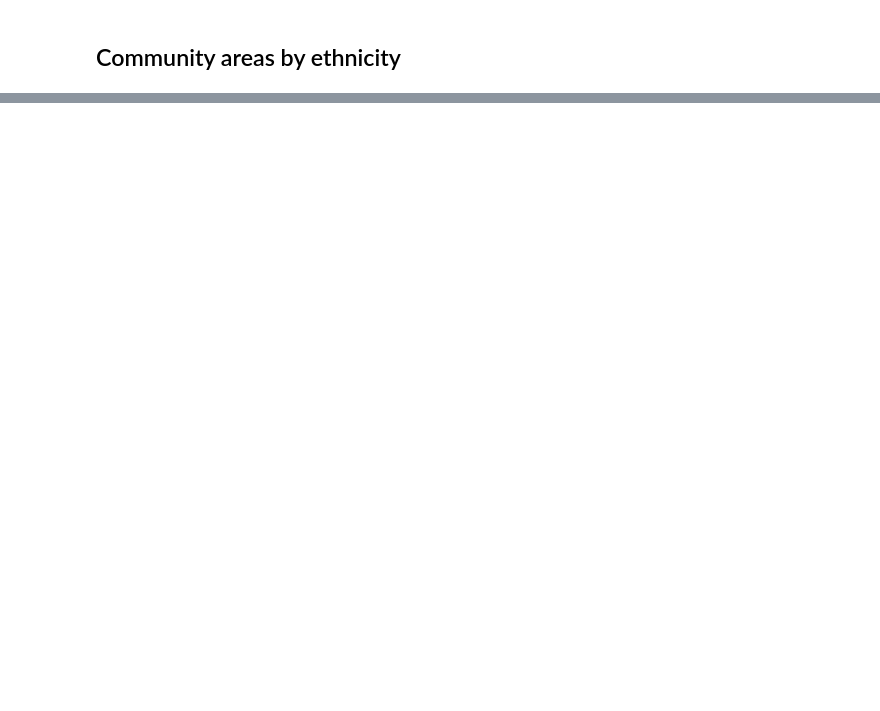
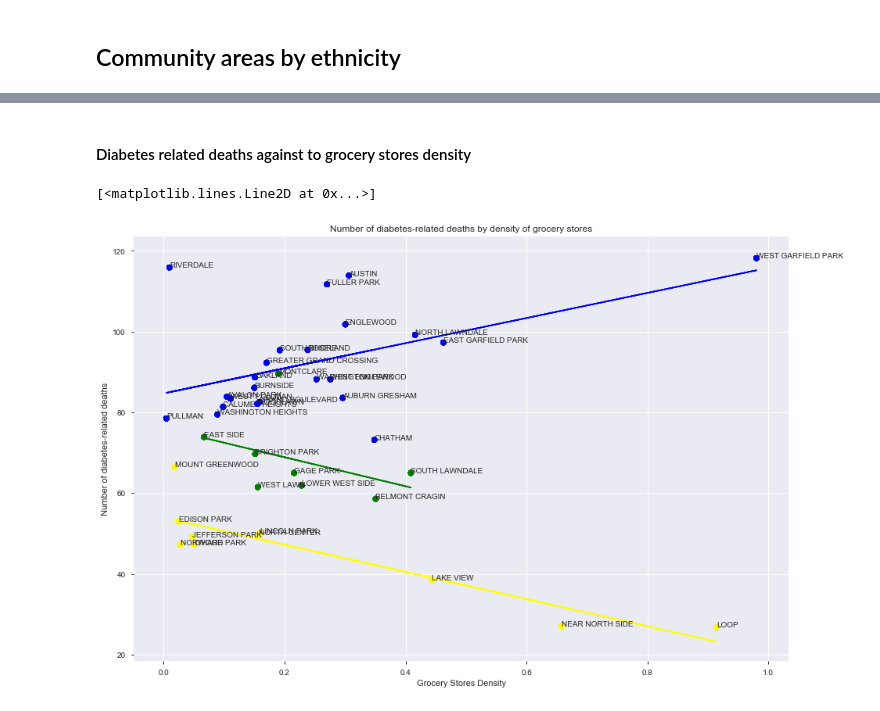
Before and after one commit to aaag97/ada-2019-project-databusters, a Jupyter notebook: 2nd_research_question.ipynb, the cells around one changed output, grey strips where cells are left out. Saved outputs shown, nothing was run; the diff lists cells and outputs as text; code cells hidden in the pictures; blank space fills up the shorter version.

```diff
--- a/2nd_research_question.ipynb
+++ b/2nd_research_question.ipynb
@@ -399 +273,7 @@ ethnicity_map.save('./ethnicity_map.html')
+# %%
+# We will only keep community areas which have high proportions of a single ethnicity to reduce noice in our dataset.
+areas_white = [5,6,7,8,9,10,11,32,74,76]
+areas_black = [25,26,27,29,36,37,38,40,42,43,44,45,47,48,49,50,53,54,67,68,69,71,73]
+areas_latino = [18,19,30,31,52,58,63,63,65]
+areas_to_analize = areas_white+areas_black+areas_latino
 # %% [markdown]
@@ -416,0 +281,57 @@ groceries_intensity
+# %% [markdown]
+#### Diabetes related deaths against to grocery stores density
+# %%
+fig, ax = plt.subplots(figsize=(15,10))
+colors = ethnicity_by_community[ethnicity_by_community['Community Area'].isin(areas_to_analize)].sort_values(by='Community Area', ascending=True)
+colors = np.array(colors['Majority'].replace({0 : 'yellow', 1 : 'green', 2 : 'blue', 3 : 'red'}))
+
+ys = socioeconomic_factors[socioeconomic_factors['Community Area'].isin(areas_to_analize)].sort_values(by='Community Area', ascending=True)
+ys = np.array(ys['Diabetes-related'])
+
+xs = groceries_intensity[groceries_intensity['area_number'].isin(areas_to_analize)].sort_values(by='area_number', ascending=True)
+xs = np.array(xs['markets_by_surface'])
+
+labels = groceries_intensity[groceries_intensity['area_number'].isin(areas_to_analize)].sort_values(by='area_number', ascending=True)
+labels = np.array(labels['Community Area'])
+
+plt.title('Number of diabetes-related deaths by density of grocery stores')
+plt.xlabel('Grocery Stores Density')
+plt.ylabel('Number of diabetes-related deaths')
+
+
+white_x = groceries_intensity[groceries_intensity['area_number'].isin(areas_white)].sort_values(by='area_number', ascending=True)
+white_x = np.array(white_x['markets_by_surface'])
+white_y = socioeconomic_factors[socioeconomic_factors['Community Area'].isin(areas_white)].sort_values(by='Community Area', ascending=True)
+white_y = np.array(white_y['Diabetes-related'])
+linear_regressor = LinearRegression()  # create object for the class
+linear_regressor.fit(white_x.reshape(-1,1), white_y.reshape(-1,1))  # perform linear regression
+y_pred_white = linear_regressor.predict(white_x.reshape(-1,1))  # make predictions
+
+
+black_x = groceries_intensity[groceries_intensity['area_number'].isin(areas_black)].sort_values(by='area_number', ascending=True)
+black_x = np.array(black_x['markets_by_surface'])
+black_y = socioeconomic_factors[socioeconomic_factors['Community Area'].isin(areas_black)].sort_values(by='Community Area', ascending=True)
+black_y = np.array(black_y['Diabetes-related'])
+linear_regressor = LinearRegression()  # create object for the class
+linear_regressor.fit(black_x.reshape(-1,1), black_y.reshape(-1,1))  # perform linear regression
+y_pred_black = linear_regressor.predict(black_x.reshape(-1,1))  # make predictions
+
+latino_x = groceries_intensity[groceries_intensity['area_number'].isin(areas_latino)].sort_values(by='area_number', ascending=True)
+latino_x = np.array(latino_x['markets_by_surface'])
+latino_y = socioeconomic_factors[socioeconomic_factors['Community Area'].isin(areas_latino)].sort_values(by='Community Area', ascending=True)
+latino_y = np.array(latino_y['Diabetes-related'])
+linear_regressor = LinearRegression()  # create object for the class
+linear_regressor.fit(latino_x.reshape(-1,1), latino_y.reshape(-1,1))  # perform linear regression
+y_pred_latino = linear_regressor.predict(latino_x.reshape(-1,1))  # make predictions
+
+i=0
+for x, y, c in zip(xs,ys,colors):
+    ax.scatter(xs, ys, color=colors)
+    ax.annotate(labels[i], (x, y))
+    i+=1
+plt.plot(white_x, y_pred_white, color='yellow')
+plt.plot(black_x, y_pred_black, color='blue')
+plt.plot(latino_x, y_pred_latino, color='green')
+# %% [output]
+[<matplotlib.lines.Line2D at 0x...>]
+[figure, added]
```
Also changed, not shown: parts of 48 cells of this notebook, 9 other files.
